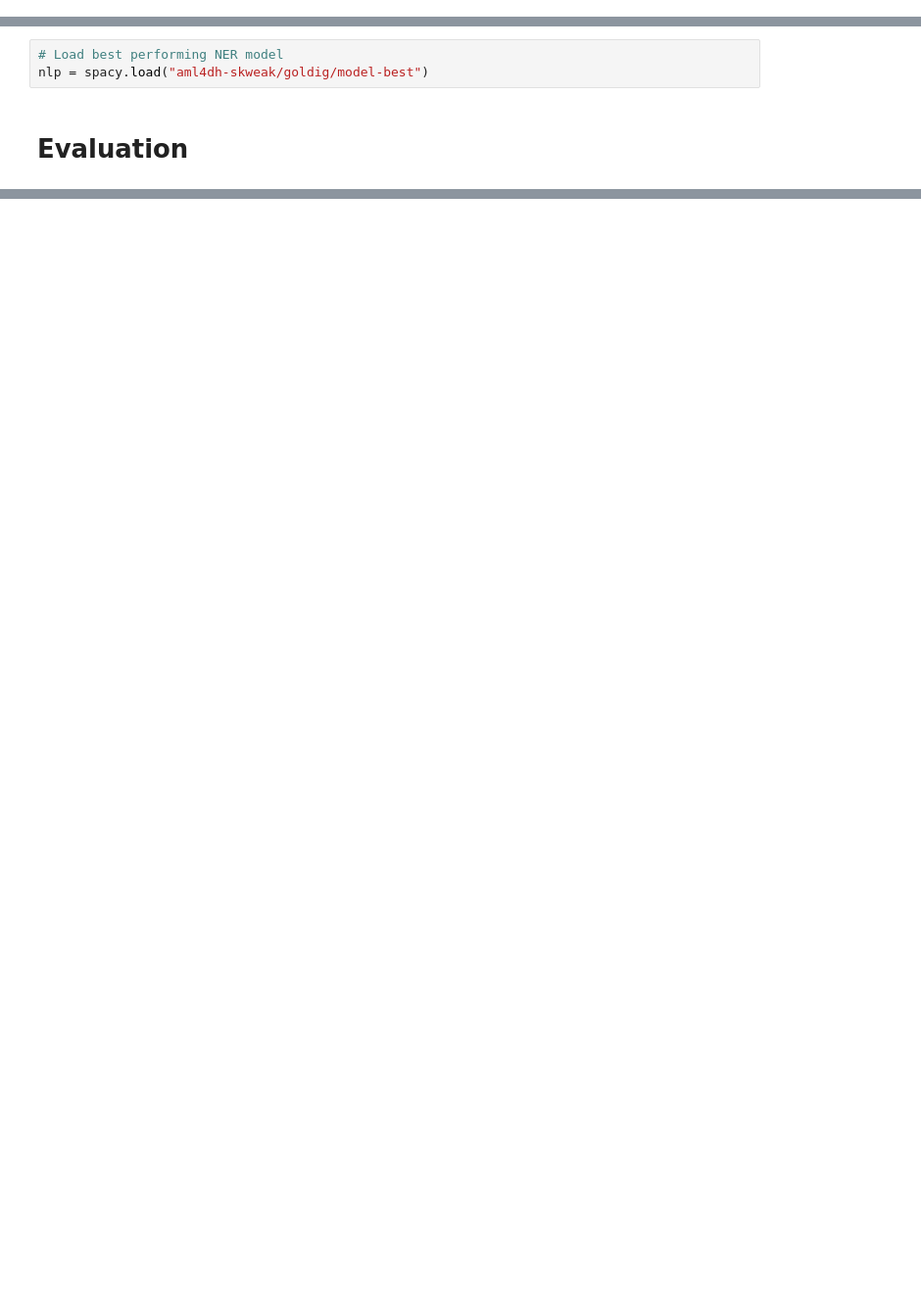
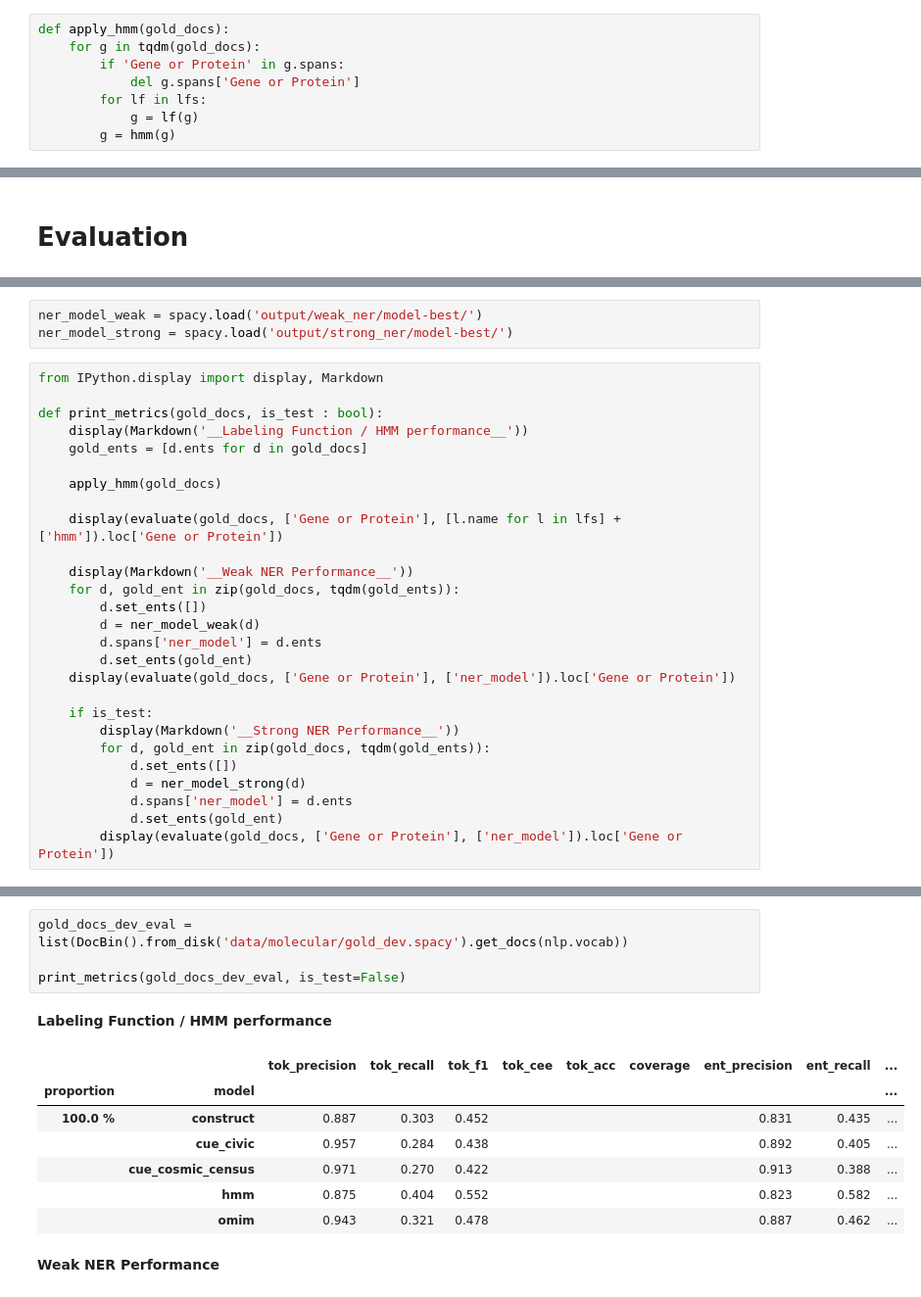
Before and after one commit to hpi-dhc/ggponc_molecular, a Jupyter notebook: WeakSupervision.ipynb, the cells around one changed output, grey strips where cells are left out. Shown at 98% size. Cells and saved outputs as stored; diff of their text form; blank space fills up the shorter version.

```diff
--- a/WeakSupervision.ipynb
+++ b/WeakSupervision.ipynb
@@ -200,3 +257,11 @@ utils.docbin_writer(gold_docs_test, "aml4dh-skweak/goldig_test.spacy")
 # %% [markdown]
 Our labeling functions must also be deployed onto the gold standard data to evaluate strong supervision against weak supervision.
+# %%
+def apply_hmm(gold_docs):
+    for g in tqdm(gold_docs):
+        if 'Gene or Protein' in g.spans:
+            del g.spans['Gene or Protein']
+        for lf in lfs:
+            g = lf(g)
+        g = hmm(g)
 # %%
@@ -227,5 +318,2 @@ evaluate(gold_docs, ['Gen'], [l.name for l in lfs[0:14]] + ['hmm'])
-# %%
-# Load best performing NER model
-nlp = spacy.load("aml4dh-skweak/goldig/model-best")
 # %% [markdown]
 # Evaluation
@@ -243,0 +320,30 @@ evaluate(gold_docs, ['Gen'], ['ner_model'])
+# %%
+ner_model_weak = spacy.load('output/weak_ner/model-best/')
+ner_model_strong = spacy.load('output/strong_ner/model-best/')
+# %%
+from IPython.display import display, Markdown
+
+def print_metrics(gold_docs, is_test : bool):
+    display(Markdown('__Labeling Function / HMM performance__'))
+    gold_ents = [d.ents for d in gold_docs]
+
+    apply_hmm(gold_docs)
+
+    display(evaluate(gold_docs, ['Gene or Protein'], [l.name for l in lfs] + ['hmm']).loc['Gene or Protein'])
+
+    display(Markdown('__Weak NER Performance__'))
+    for d, gold_ent in zip(gold_docs, tqdm(gold_ents)):
+        d.set_ents([])
+        d = ner_model_weak(d)
+        d.spans['ner_model'] = d.ents
+        d.set_ents(gold_ent)
+    display(evaluate(gold_docs, ['Gene or Protein'], ['ner_model']).loc['Gene or Protein'])
+
+    if is_test:
+        display(Markdown('__Strong NER Performance__'))
+        for d, gold_ent in zip(gold_docs, tqdm(gold_ents)):
+            d.set_ents([])
+            d = ner_model_strong(d)
+            d.spans['ner_model'] = d.ents
+            d.set_ents(gold_ent)
+        display(evaluate(gold_docs, ['Gene or Protein'], ['ner_model']).loc['Gene or Protein'])
@@ -243,0 +352,14 @@ evaluate(gold_docs, ['Gen'], ['ner_model'])
+# %%
+gold_docs_dev_eval = list(DocBin().from_disk('data/molecular/gold_dev.spacy').get_docs(nlp.vocab))
+
+print_metrics(gold_docs_dev_eval, is_test=False)
+# %% [output]
+__Labeling Function / HMM performance__
+|  |  | tok_precision | tok_recall | tok_f1 | tok_cee | tok_acc | coverage | ent_precision | ent_recall | ... |
+| proportion | model |  |  |  |  |  |  |  |  | ... |
+| 100.0 % | construct | 0.887 | 0.303 | 0.452 |  |  |  | 0.831 | 0.435 | ... |
+|  | cue_civic | 0.957 | 0.284 | 0.438 |  |  |  | 0.892 | 0.405 | ... |
+|  | cue_cosmic_census | 0.971 | 0.270 | 0.422 |  |  |  | 0.913 | 0.388 | ... |
+|  | hmm | 0.875 | 0.404 | 0.552 |  |  |  | 0.823 | 0.582 | ... |
+|  | omim | 0.943 | 0.321 | 0.478 |  |  |  | 0.887 | 0.462 | ... |
+__Weak NER Performance__
```
Also changed, not shown: parts of 46 cells of this notebook, 9 other files.
